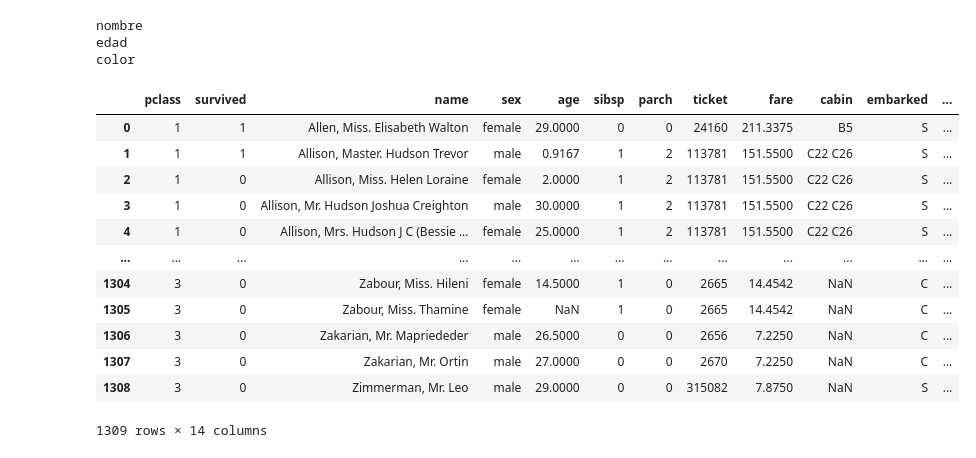
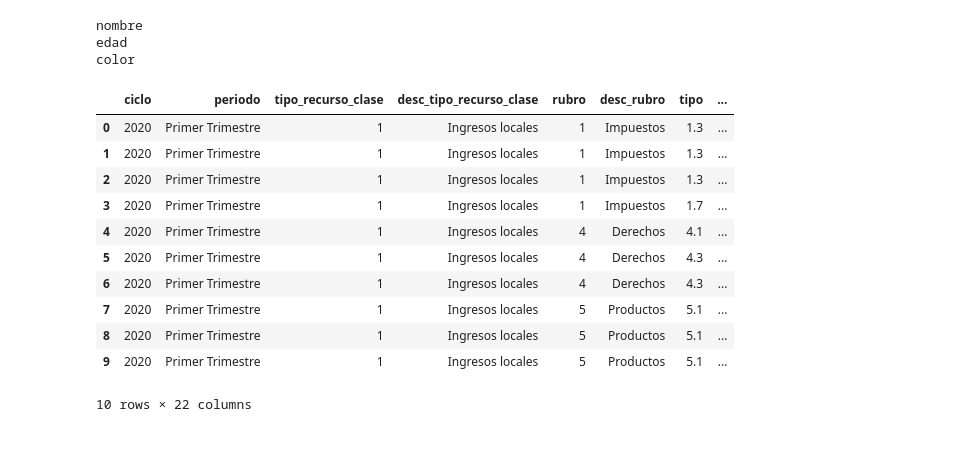
Before and after one commit to CeAcheRistian/Prueba, a Jupyter notebook: notebook.ipynb, the cells around one changed output. Cells and saved outputs as stored; diff of their text form; code cells hidden in the pictures.

```diff
--- a/notebook.ipynb
+++ b/notebook.ipynb
@@ -101,19 +102,19 @@ nombre
 edad
 color
 # %%
-df8 = pd.read_csv("titanic3.csv")
+df8 = pd.read_excel("ingresos.xlsx")
+df8[0:10]
 # %% [output]
-|  | pclass | survived | name | sex | age | sibsp | parch | ticket | fare | cabin | embarked | ... |
-| 0 | 1 | 1 | Allen, Miss. Elisabeth Walton | female | 29.0000 | 0 | 0 | 24160 | 211.3375 | B5 | S | ... |
-| 1 | 1 | 1 | Allison, Master. Hudson Trevor | male | 0.9167 | 1 | 2 | 113781 | 151.5500 | C22 C26 | S | ... |
-| 2 | 1 | 0 | Allison, Miss. Helen Loraine | female | 2.0000 | 1 | 2 | 113781 | 151.5500 | C22 C26 | S | ... |
-| 3 | 1 | 0 | Allison, Mr. Hudson Joshua Creighton | male | 30.0000 | 1 | 2 | 113781 | 151.5500 | C22 C26 | S | ... |
-| 4 | 1 | 0 | Allison, Mrs. Hudson J C (Bessie ... | female | 25.0000 | 1 | 2 | 113781 | 151.5500 | C22 C26 | S | ... |
-| ... | ... | ... | ... | ... | ... | ... | ... | ... | ... | ... | ... | ... |
-| 1304 | 3 | 0 | Zabour, Miss. Hileni | female | 14.5000 | 1 | 0 | 2665 | 14.4542 | NaN | C | ... |
-| 1305 | 3 | 0 | Zabour, Miss. Thamine | female | NaN | 1 | 0 | 2665 | 14.4542 | NaN | C | ... |
-| 1306 | 3 | 0 | Zakarian, Mr. Mapriededer | male | 26.5000 | 0 | 0 | 2656 | 7.2250 | NaN | C | ... |
-| 1307 | 3 | 0 | Zakarian, Mr. Ortin | male | 27.0000 | 0 | 0 | 2670 | 7.2250 | NaN | C | ... |
-| 1308 | 3 | 0 | Zimmerman, Mr. Leo | male | 29.0000 | 0 | 0 | 315082 | 7.8750 | NaN | S | ... |
+|  | ciclo | periodo | tipo_recurso_clase | desc_tipo_recurso_clase | rubro | desc_rubro | tipo | ... |
+| 0 | 2020 | Primer Trimestre | 1 | Ingresos locales | 1 | Impuestos | 1.3 | ... |
+| 1 | 2020 | Primer Trimestre | 1 | Ingresos locales | 1 | Impuestos | 1.3 | ... |
+| 2 | 2020 | Primer Trimestre | 1 | Ingresos locales | 1 | Impuestos | 1.3 | ... |
+| 3 | 2020 | Primer Trimestre | 1 | Ingresos locales | 1 | Impuestos | 1.7 | ... |
+| 4 | 2020 | Primer Trimestre | 1 | Ingresos locales | 4 | Derechos | 4.1 | ... |
+| 5 | 2020 | Primer Trimestre | 1 | Ingresos locales | 4 | Derechos | 4.3 | ... |
+| 6 | 2020 | Primer Trimestre | 1 | Ingresos locales | 4 | Derechos | 4.3 | ... |
+| 7 | 2020 | Primer Trimestre | 1 | Ingresos locales | 5 | Productos | 5.1 | ... |
+| 8 | 2020 | Primer Trimestre | 1 | Ingresos locales | 5 | Productos | 5.1 | ... |
+| 9 | 2020 | Primer Trimestre | 1 | Ingresos locales | 5 | Productos | 5.1 | ... |
-1309 rows × 14 columns
+10 rows × 22 columns
 # %%
```
Also changed, not shown: parts of 8 cells of this notebook.
